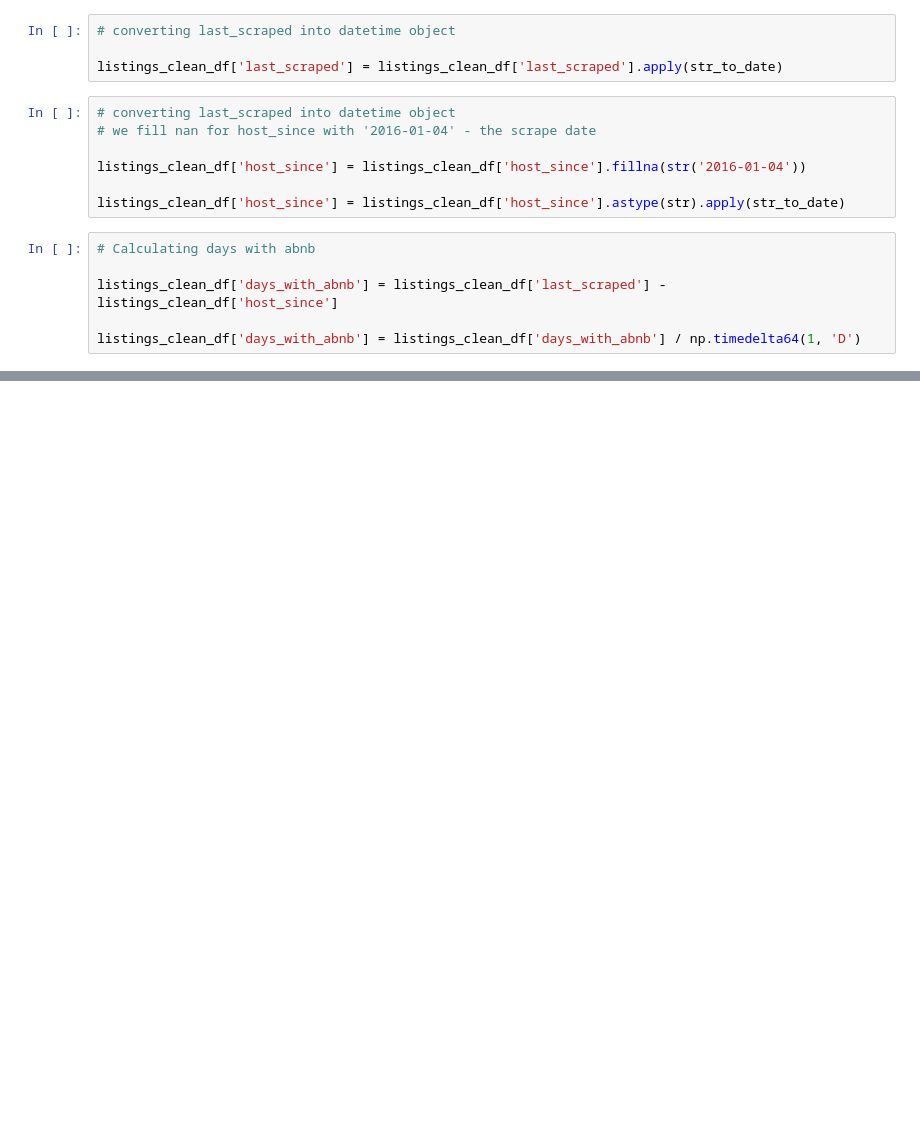
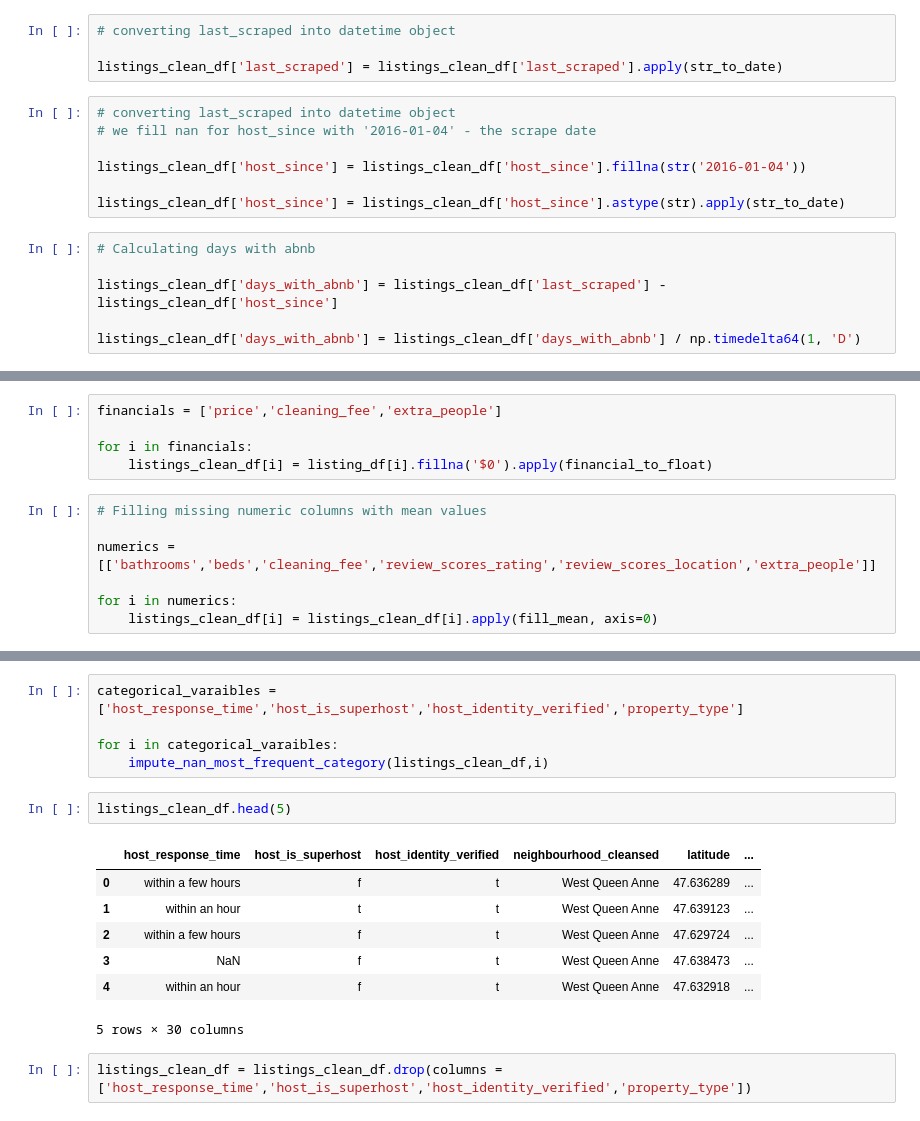
Before and after one commit to Olek-ua/Seattle_Project, a Jupyter notebook: Data Preparation - Seatle AirBnB.ipynb, the cells around one changed output, grey strips where cells are left out. Cells and saved outputs as stored; diff of their text form; blank space fills up the shorter version.

```diff
--- a/Data Preparation - Seatle AirBnB.ipynb
+++ b/Data Preparation - Seatle AirBnB.ipynb
@@ -252 +240,13 @@ That broke...because column is a string.
+# %%
+financials = ['price','cleaning_fee','extra_people']
+
+for i in financials:
+    listings_clean_df[i] = listing_df[i].fillna('$0').apply(financial_to_float)
+# %%
+# Filling missing numeric columns with mean values
+
+numerics = [['bathrooms','beds','cleaning_fee','review_scores_rating','review_scores_location','extra_people']]
+
+for i in numerics:
+    listings_clean_df[i] = listings_clean_df[i].apply(fill_mean, axis=0)
 # %%
@@ -267,0 +278,17 @@ listings_clean_df[['bathrooms','beds','minimum_nights','maximum_nights']].apply(
+# %%
+categorical_varaibles = ['host_response_time','host_is_superhost','host_identity_verified','property_type']
+
+for i in categorical_varaibles:
+    impute_nan_most_frequent_category(listings_clean_df,i)
+# %%
+listings_clean_df.head(5)
+# %% [output]
+|  | host_response_time | host_is_superhost | host_identity_verified | neighbourhood_cleansed | latitude | ... |
+| 0 | within a few hours | f | t | West Queen Anne | 47.636289 | ... |
+| 1 | within an hour | t | t | West Queen Anne | 47.639123 | ... |
+| 2 | within a few hours | f | t | West Queen Anne | 47.629724 | ... |
+| 3 | NaN | f | t | West Queen Anne | 47.638473 | ... |
+| 4 | within an hour | f | t | West Queen Anne | 47.632918 | ... |
+5 rows × 30 columns
+# %%
+listings_clean_df = listings_clean_df.drop(columns = ['host_response_time','host_is_superhost','host_identity_verified','property_type'])
```
Also changed, not shown: parts of 26 cells of this notebook.
